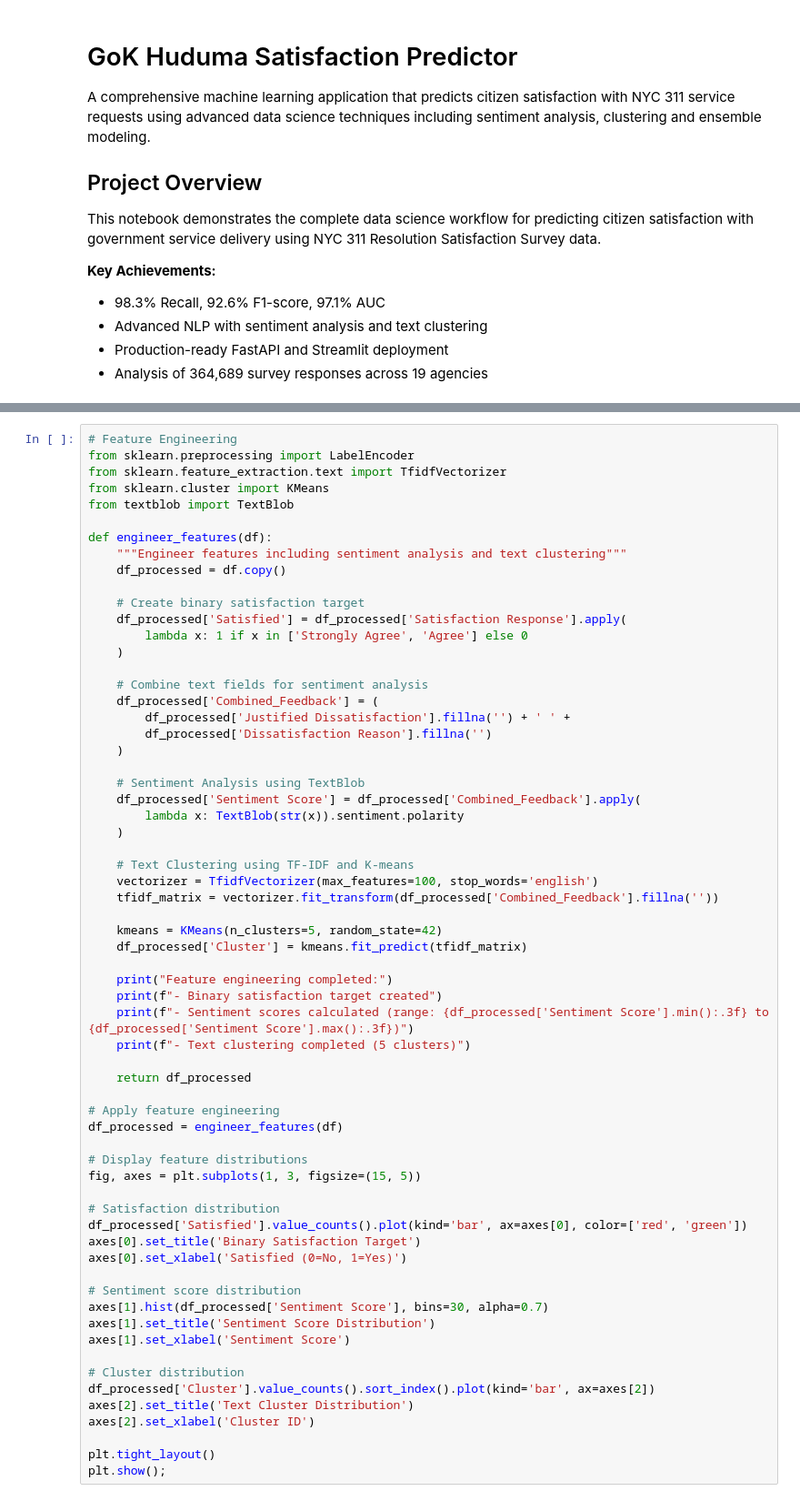
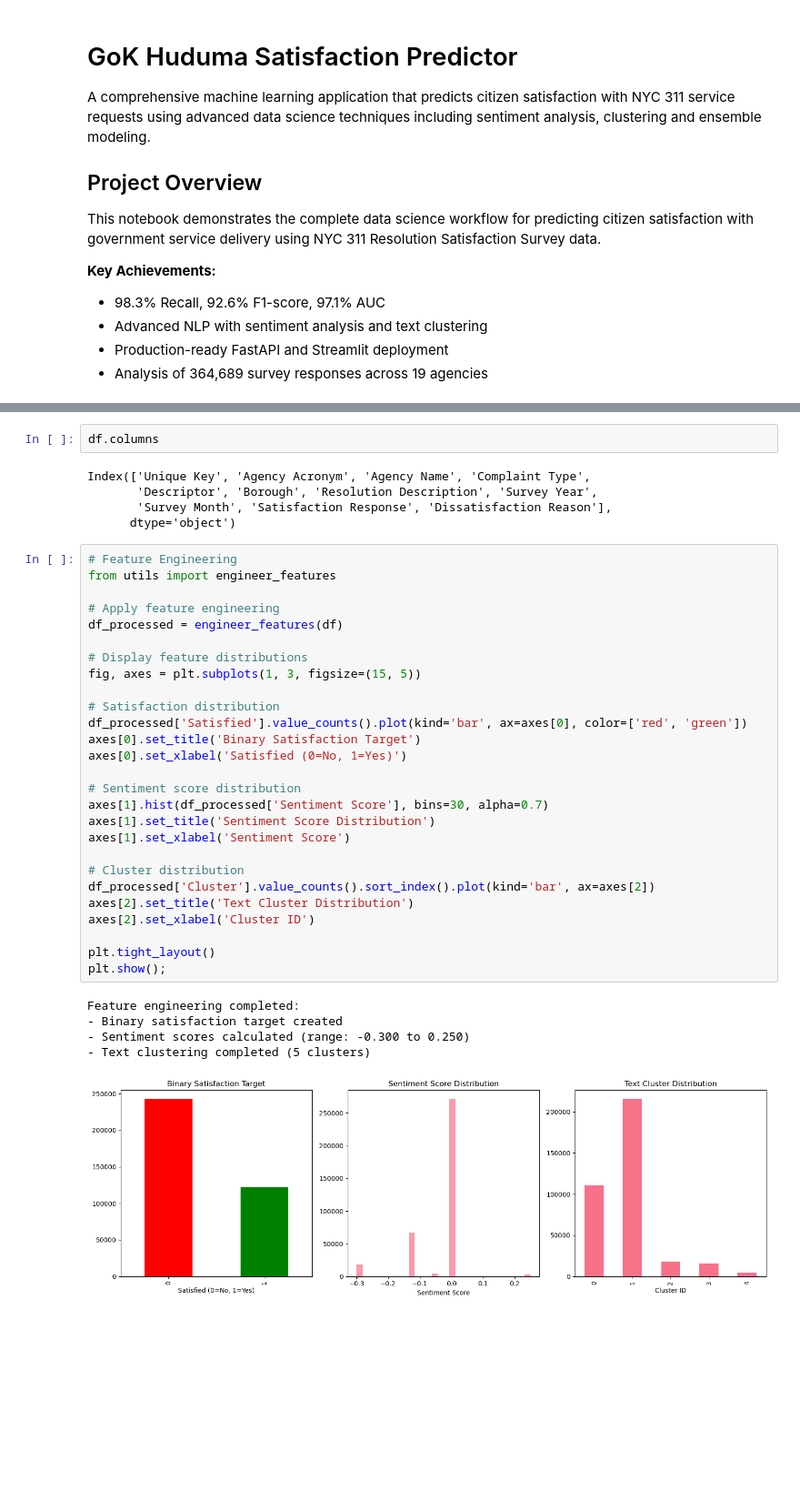
Before and after one commit to billysambasi/Huduma_Satisfaction_Prediction, a Jupyter notebook: index.ipynb, the cells around one changed output, grey strips where cells are left out. Shown: that part at 91% size. Saved outputs shown, nothing was run; the diff lists cells and outputs as text; blank space fills up the shorter version.

Commit message:
Applied OOP to index file

```diff
--- a/index.ipynb
+++ b/index.ipynb
@@ -124,64 +84,40 @@ eda.plot_satisfaction_by_borough()
+# %%
+df.columns
+# %% [output]
+Index(['Unique Key', 'Agency Acronym', 'Agency Name', 'Complaint Type',
+       'Descriptor', 'Borough', 'Resolution Description', 'Survey Year',
+       'Survey Month', 'Satisfaction Response', 'Dissatisfaction Reason'],
+      dtype='object')
 # %%
 # Feature Engineering
-from sklearn.preprocessing import LabelEncoder
-from sklearn.feature_extraction.text import TfidfVectorizer
-from sklearn.cluster import KMeans
-from textblob import TextBlob
-
-def engineer_features(df):
-    """Engineer features including sentiment analysis and text clustering"""
-    df_processed = df.copy()
-
-    # Create binary satisfaction target
-    df_processed['Satisfied'] = df_processed['Satisfaction Response'].apply(
-        lambda x: 1 if x in ['Strongly Agree', 'Agree'] else 0
-    )
-
-    # Combine text fields for sentiment analysis
-    df_processed['Combined_Feedback'] = (
-        df_processed['Justified Dissatisfaction'].fillna('') + ' ' +
-        df_processed['Dissatisfaction Reason'].fillna('')
-    )
-
-    # Sentiment Analysis using TextBlob
-    df_processed['Sentiment Score'] = df_processed['Combined_Feedback'].apply(
-        lambda x: TextBlob(str(x)).sentiment.polarity
-    )
-
-    # Text Clustering using TF-IDF and K-means
-    vectorizer = TfidfVectorizer(max_features=100, stop_words='english')
-    tfidf_matrix = vectorizer.fit_transform(df_processed['Combined_Feedback'].fillna(''))
-
-    kmeans = KMeans(n_clusters=5, random_state=42)
-    df_processed['Cluster'] = kmeans.fit_predict(tfidf_matrix)
-
-    print("Feature engineering completed:")
-    print(f"- Binary satisfaction target created")
-    print(f"- Sentiment scores calculated (range: {df_processed['Sentiment Score'].min():.3f} to {df_processed['Sentiment Score'].max():.3f})")
-    print(f"- Text clustering completed (5 clusters)")
-
-    return df_processed
+from utils import engineer_features
 
 # Apply feature engineering
 df_processed = engineer_features(df)
 
 # Display feature distributions
 fig, axes = plt.subplots(1, 3, figsize=(15, 5))
 
 # Satisfaction distribution
 df_processed['Satisfied'].value_counts().plot(kind='bar', ax=axes[0], color=['red', 'green'])
 axes[0].set_title('Binary Satisfaction Target')
 axes[0].set_xlabel('Satisfied (0=No, 1=Yes)')
 
 # Sentiment score distribution
 axes[1].hist(df_processed['Sentiment Score'], bins=30, alpha=0.7)
 axes[1].set_title('Sentiment Score Distribution')
 axes[1].set_xlabel('Sentiment Score')
 
 # Cluster distribution
 df_processed['Cluster'].value_counts().sort_index().plot(kind='bar', ax=axes[2])
 axes[2].set_title('Text Cluster Distribution')
 axes[2].set_xlabel('Cluster ID')
 
 plt.tight_layout()
 plt.show();
+# %% [output]
+Feature engineering completed:
+- Binary satisfaction target created
+- Sentiment scores calculated (range: -0.300 to 0.250)
+- Text clustering completed (5 clusters)
+[figure, added]
```
Also changed, not shown: parts of 36 cells of this notebook, 1 other file.
